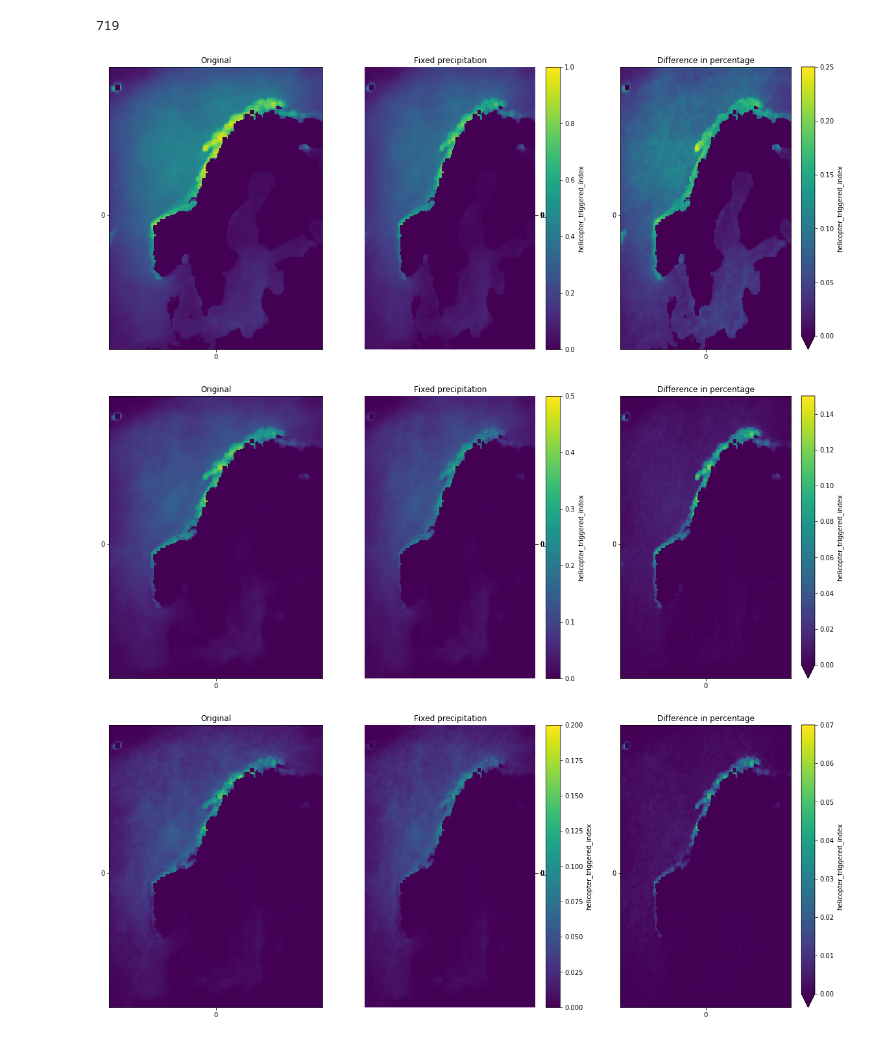
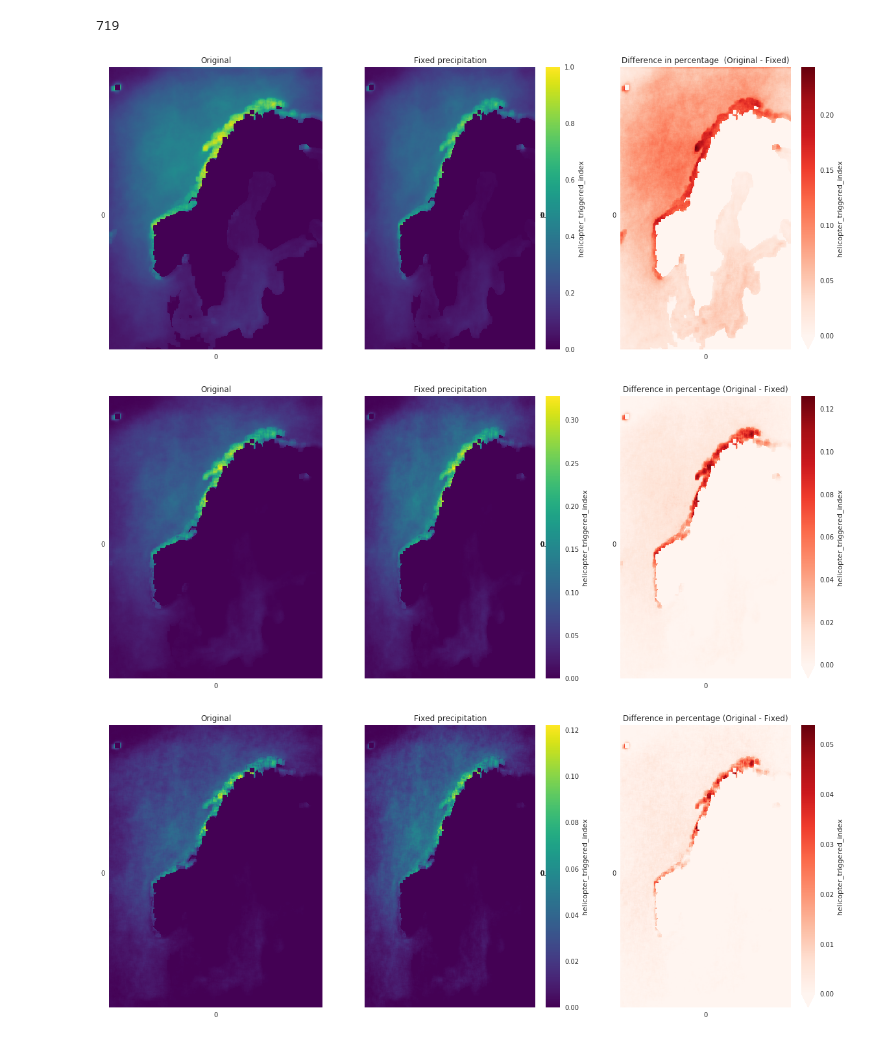
Before and after one commit to johtoblan/Master, a Jupyter notebook: Climatologies.ipynb, the cells around one changed output. Saved outputs shown, nothing was run; the diff lists cells and outputs as text; code cells hidden in the pictures.

```diff
--- a/Climatologies.ipynb
+++ b/Climatologies.ipynb
@@ -4,6 +4,8 @@ import numpy as np
 import os
 import matplotlib.pyplot as plt
 from Algorithms.HelicopterTriggerIndex import *
+import seaborn as sns
+sns.set()
 # %%
 def HTI_climatology(folder,yellow_treshold,brown_treshold,red_treshold,varname="helicopter_triggered_index"):
     treshold_yellow = yellow_treshold; yellow = 0
@@ -264,10 +276,10 @@ ds.dims["x"]
 fig,ax = plt.subplots(1,3,figsize=(20,8))
 y0.plot(ax=ax[0],vmin=0,vmax=1,cbar_ax=ax[1])
 y1.plot(ax=ax[1],vmin=0,vmax=1)
-(y0-y1).plot(ax=ax[2],vmin=0,vmax=.25)
+(y0-y1).plot(ax=ax[2],cmap="Reds",vmin=0)
 ax[0].set_title("Original")
 ax[1].set_title("Fixed precipitation")
-ax[2].set_title("Difference in percentage")
+ax[2].set_title("Difference in percentage  (Original - Fixed)")
 
 for i in range(3):
     ax[i].set_ylabel("")
@@ -275,15 +287,15 @@ for i in range(3):
     ax[i].set_xticks(range(0,1))
     ax[i].set_yticks(range(0,1))
 # %% [output]
-[figure, old version]
+[figure, new version]
 # %%
 fig,ax = plt.subplots(1,3,figsize=(20,8))
-b0.plot(ax=ax[0],vmin=0,vmax=0.5,cbar_ax=ax[1])
-b1.plot(ax=ax[1],vmin=0,vmax=0.5)
-(b0-b1).plot(ax=ax[2],vmin=0,vmax=.15)
+b0.plot(ax=ax[0],vmin=0,cbar_ax=ax[1])
+b1.plot(ax=ax[1],vmin=0)
+(b0-b1).plot(ax=ax[2],cmap="Reds",vmin=0)
 ax[0].set_title("Original")
 ax[1].set_title("Fixed precipitation")
-ax[2].set_title("Difference in percentage")
+ax[2].set_title("Difference in percentage (Original - Fixed)")
 
 for i in range(3):
     ax[i].set_ylabel("")
@@ -291,23 +303,23 @@ for i in range(3):
     ax[i].set_xticks(range(0,1))
     ax[i].set_yticks(range(0,1))
 # %% [output]
-[figure, old version]
+[figure, new version]
 # %%
 fig,ax = plt.subplots(1,3,figsize=(20,8))
-r0.plot(ax=ax[0],vmin=0,vmax=0.20,cbar_ax=ax[1])
-r1.plot(ax=ax[1],vmin=0,vmax=0.20)
-(r0-r1).plot(ax=ax[2],vmin=0,vmax=.07)
+r0.plot(ax=ax[0],vmin=0,cbar_ax=ax[1])
+r1.plot(ax=ax[1],vmin=0)
+(r0-r1).plot(ax=ax[2],vmin=0,cmap="Reds")
 ax[0].set_title("Original")
 ax[1].set_title("Fixed precipitation")
-ax[2].set_title("Difference in percentage")
+ax[2].set_title("Difference in percentage (Original - Fixed)")
 
 for i in range(3):
     ax[i].set_ylabel("")
     ax[i].set_xlabel("")
     ax[i].set_xticks(range(0,1))
     ax[i].set_yticks(range(0,1))
 # %% [output]
-[figure, old version]
+[figure, new version]
 # %%
 ds = xr.merge([y0.rename("yellow_original"),b0.rename("brown_original"),r0.rename("red_original"),y1.rename("yellow_fixed"),b1.rename("brown_fixed"),r1.rename("red_fixed")])
 # %%
```
Also changed, not shown: parts of 1 cell of this notebook, 4 other files.
